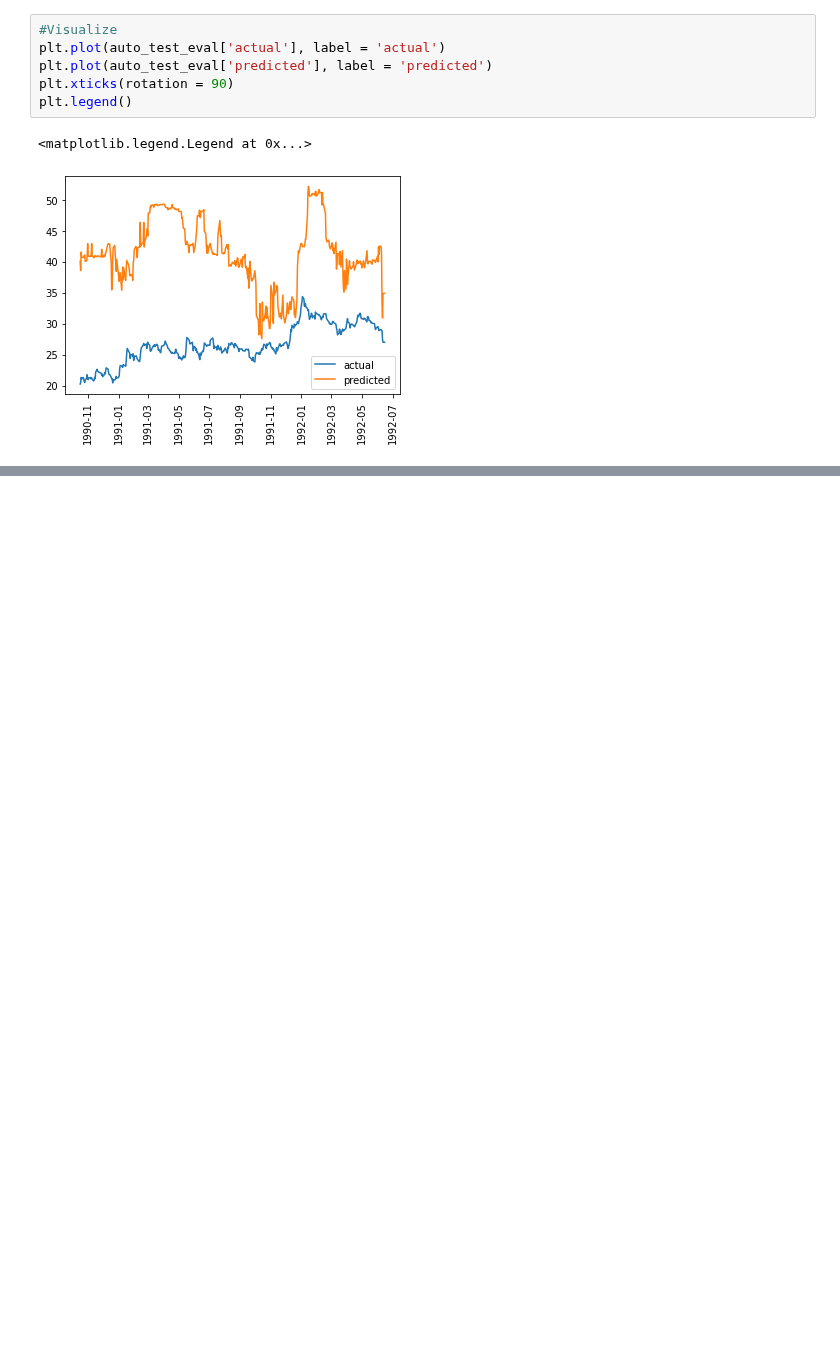
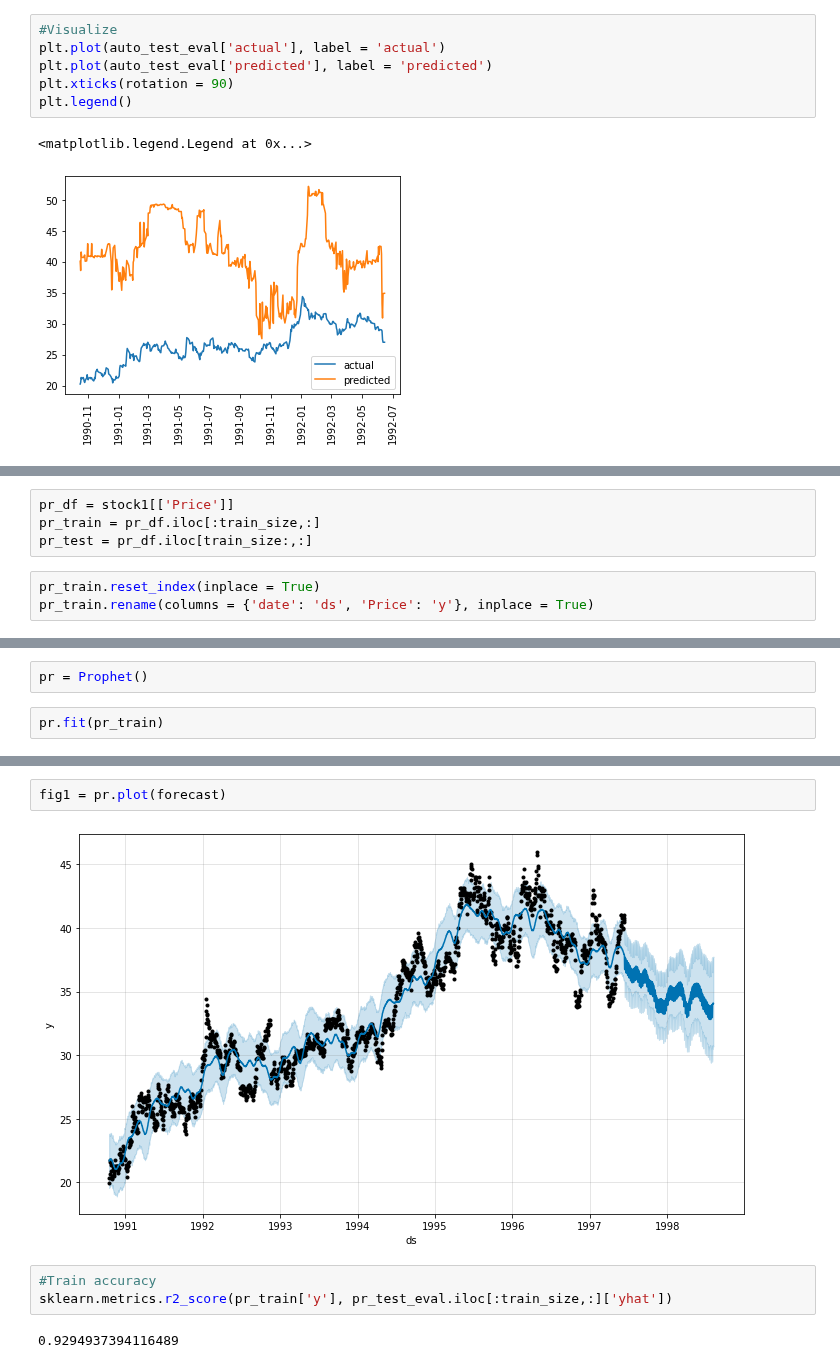
Before and after one commit to jeremylee73/differential-capital, a Jupyter notebook: Anjali.ipynb, the cells around one changed output, grey strips where cells are left out. Cells and saved outputs as stored; diff of their text form; blank space fills up the shorter version.

```diff
--- a/Anjali.ipynb
+++ b/Anjali.ipynb
@@ -399,0 +404,7 @@ plt.legend()
+# %%
+pr_df = stock1[['Price']]
+pr_train = pr_df.iloc[:train_size,:]
+pr_test = pr_df.iloc[train_size:,:]
+# %%
+pr_train.reset_index(inplace = True)
+pr_train.rename(columns = {'date': 'ds', 'Price': 'y'}, inplace = True)
@@ -399,0 +430,4 @@ plt.legend()
+# %%
+pr = Prophet()
+# %%
+pr.fit(pr_train)
@@ -399,0 +493,9 @@ plt.legend()
+# %%
+fig1 = pr.plot(forecast)
+# %% [output]
+[figure, added]
+# %%
+#Train accuracy
+sklearn.metrics.r2_score(pr_train['y'], pr_test_eval.iloc[:train_size,:]['yhat'])
+# %% [output]
+0.9294937394116489
```
Also changed, not shown: parts of 13 cells of this notebook.
